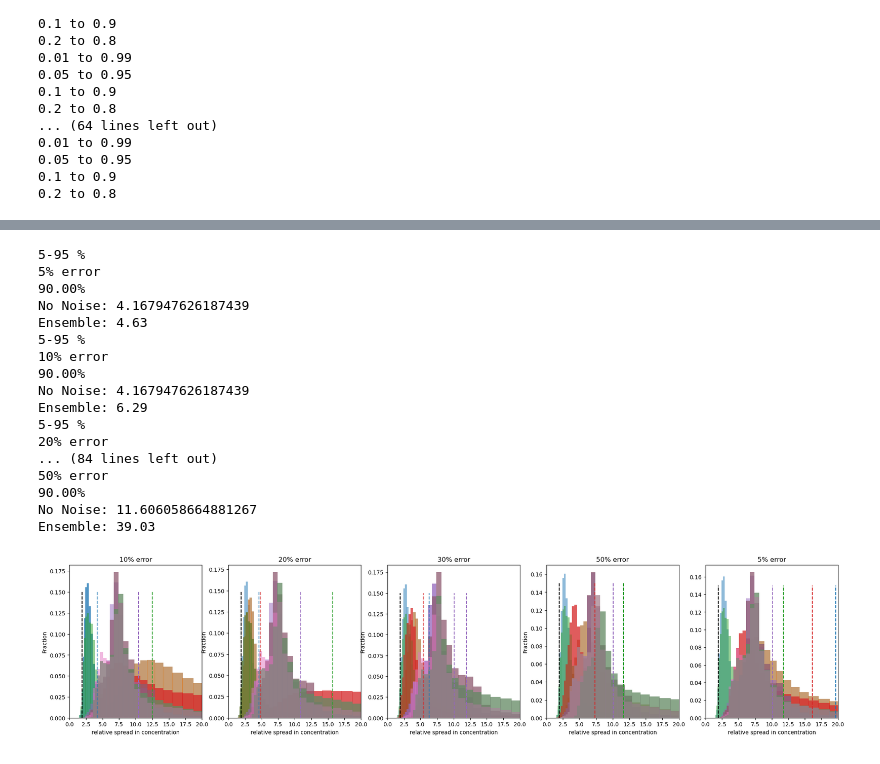
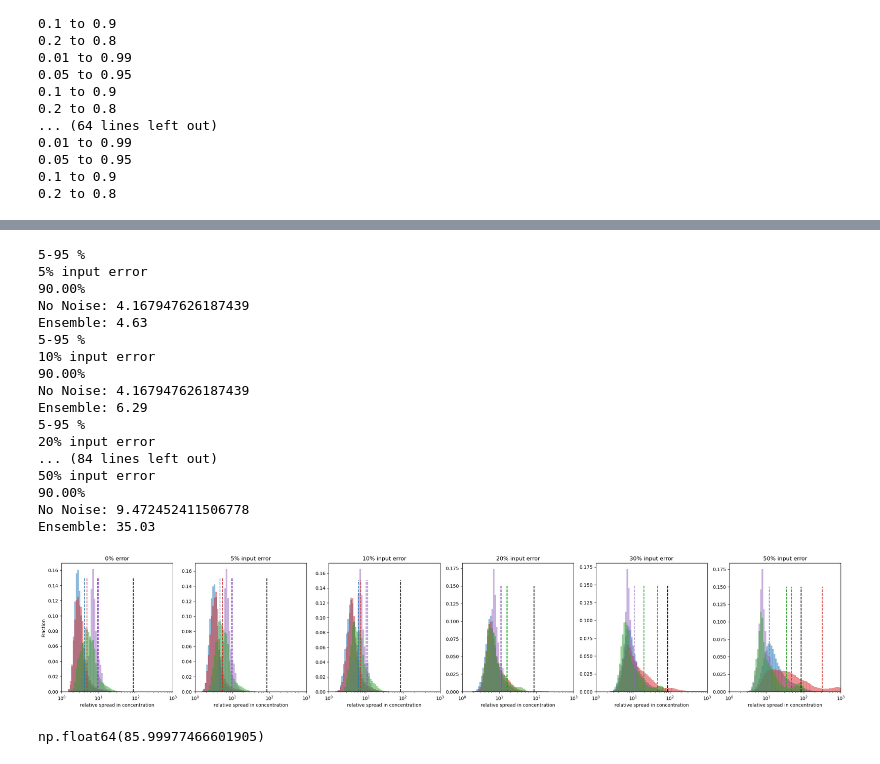
Before and after one commit to NCAR/aerosol-scattering, a Jupyter notebook: scripts/breeze/analyze_output_netcdf.ipynb, the cells around one changed output, grey strips where cells are left out. Saved outputs shown, nothing was run; the diff lists cells and outputs as text; code cells hidden in the pictures.

```diff
--- a/scripts/breeze/analyze_output_netcdf.ipynb
+++ b/scripts/breeze/analyze_output_netcdf.ipynb
@@ -302,12 +316,19 @@ for m_idx, y_scaler in enumerate(y_rescale_lst):
 0.2 to 0.8
 # %%
 # custom_label_lst = [r'2$\alpha$ 6$\beta$',r'2$\alpha$ 3$\beta$','355 nm', '532 nm']
-custom_label_lst = [r'5% error',r'10% error',r'20% error',r'30% error','50% error',]
-custom_label_lst += [r'5% error',r'10% error',r'20% error',r'30% error','50% error',]
-custom_label_lst += [r'5% error',r'10% error',r'20% error',r'30% error','50% error',]
-custom_label_lst += [r'5% error',r'10% error',r'20% error',r'30% error','50% error',]
-custom_label_lst += [r'5% error',r'10% error',r'20% error',r'30% error','50% error',]
-custom_label_lst += [r'5% error',r'10% error',r'20% error',r'30% error','50% error',]
+custom_label_lst = [r'5% input error',r'10% input error',r'20% input error',r'30% input error','50% input error',]
+custom_label_lst += [r'5% input error',r'10% input error',r'20% input error',r'30% input error','50% input error',]
+custom_label_lst += [r'5% input error',r'10% input error',r'20% input error',r'30% input error','50% input error',]
+custom_label_lst += [r'5% input error',r'10% input error',r'20% input error',r'30% input error','50% input error',]
+custom_label_lst += [r'5% input error',r'10% input error',r'20% input error',r'30% input error','50% input error',]
+custom_label_lst += [r'5% input error',r'10% input error',r'20% input error',r'30% input error','50% input error',]
+
+# custom_label_lst = [r'0% error',r'5% error',r'10% error',r'20% error',r'30% error','50% error',]
+# custom_label_lst += [r'0% error',r'5% error',r'10% error',r'20% error',r'30% error','50% error',]
+# custom_label_lst += [r'0% error',r'5% error',r'10% error',r'20% error',r'30% error','50% error',]
+# custom_label_lst += [r'0% error',r'5% error',r'10% error',r'20% error',r'30% error','50% error',]
+# custom_label_lst += [r'0% error',r'5% error',r'10% error',r'20% error',r'30% error','50% error',]
+# custom_label_lst += [r'0% error',r'5% error',r'10% error',r'20% error',r'30% error','50% error',]
 # %%
 fig,ax = plt.subplots(1,2,figsize=(12,5))
 plt_lst = [0,1,2,3]
@@ -471,7 +492,7 @@ Ensemble: 1.5513322869108934
 percentile_idx = 1
 # plt_lst = [0,1,2,3,4,5,6,7]
 plt_lst = np.arange(len(nc_data_lst))
-n_col = 5
+n_col = 6
 n_row = 1
 # n_row = int(np.ceil(len(plt_lst)/n_col))
 
@@ -517,7 +538,7 @@ for m_idx, pidx in enumerate(plt_lst):
         ax.set_xlim([0, x_lim])
         ax_idx = (ax_idx+1)%n_col
         ax = ax_lst[ax_idx]
-
+    print(f"axis index: {ax_idx}")
     ax.bar(x_axis_plt,hists_ens[0]/np.sum(hists_ens[0]),width=np.diff(hists_ens[1]),alpha=0.5,facecolor=model_color_dct[model_str])
 
     ax.plot(2*[prior_percentile_delta[0,0]],[0,line_height],'k--')
@@ -686,12 +712,12 @@ ax.legend()
 # percentile_idx = 1
 # plt_lst = [0,1,2,3,4,5,6,7]
 plt_lst = np.arange(len(nc_data_lst))
-n_col = 5
+n_col = 6
 n_row = 1
 # n_row = int(np.ceil(len(plt_lst)/n_col))
 
 line_height = 0.15
-x_lim = 20
+x_lim = 1e3
 
 conc_wid_dct = {}
 conc_error_dct = {}
@@ -741,32 +767,34 @@ for m_idx, pidx in enumerate(plt_lst):
         ax.set_ylabel(r'Fraction')
         ax.set_xlabel(r'relative spread in concentration')
         ax.set_title(r'0% error')
-        ax.set_xlim([0, x_lim])
+        ax.set_xlim([1, x_lim])
+        ax.set_xscale('log')
         ax_idx = (ax_idx+1)%n_col
         ax = ax_lst[ax_idx]
 
     ax.bar(x_axis_plt,hists_ens[0]/np.sum(hists_ens[0]),width=np.diff(x_axis_plt0),alpha=0.5,facecolor=model_color_dct[model_str])
 
-    ax.plot(2*[prior_percentile_delta[0,0]],[0,line_height],'k--')
+    # ax.plot(2*[prior_percentile_delta[0,0]],[0,line_height],'k--')
 
     x_axis_plt0 = 10**hists[1]
     # x_axis_plt0 = (10**(hists[1]-1))/(1+10**(hists[1]))
     x_axis_plt = x_axis_plt0[:-1] #(1-10**(hists[1][:-1]))/(1+10**(hists[1][:-1]))
     # x_axis_plt = 10**(hists[1][:-1])
     # x_axis_plt = hists[1][:-1]
-    ax.bar(x_axis_plt,hists[0]/np.sum(hists[0]),width=np.diff(x_axis_plt0),alpha=0.5)
-    ax.bar(x_axis_plt,hists_ens[0]/np.sum(hists_ens[0]),width=np.diff(x_axis_plt0),alpha=0.5)
+    # ax.bar(x_axis_plt,hists[0]/np.sum(hists[0]),width=np.diff(x_axis_plt0),alpha=0.5)
+    # ax.bar(x_axis_plt,hists_ens[0]/np.sum(hists_ens[0]),width=np.diff(x_axis_plt0),alpha=0.5)
 
     ax.plot(2*[10**prior_percentile_delta[0,0]],[0,line_height],'k--')
 
     print(f"{(percentile_model_sets[pidx][percentile_idx][0]*100):.0f}-{(percentile_model_sets[pidx][percentile_idx][1]*100):.0f} %")
 
     ax.set_xlabel(r'relative spread in concentration')
-    ax.set_xlim([0, x_lim])
+    ax.set_xlim([1, x_lim])
 
     # title = ', '.join(label_param_lst_lst[pidx])+": "+", ".join(label_wl_lst_lst[pidx])
     title = custom_label_lst[pidx]
     ax.set_title(title)
+    ax.set_xscale('log')
 
     # if m_idx//n_col == n_row-1:
     #     ax.set_xlabel(r'relative spread in concentration')
@@ -782,40 +810,44 @@ for m_idx, pidx in enumerate(plt_lst):
     h_cdf = 1-np.cumsum(hists[0]/np.sum(hists[0]))
     h_cdf_ens = 1-np.cumsum(hists_ens[0]/np.sum(hists_ens[0]))
     cdf_lim = np.interp([contain_lim],h_cdf[::-1],x_axis_plt[::-1])
     cdf_lim_ens = np.interp([contain_lim],h_cdf_ens[::-1],x_axis_plt[::-1])
 
     if plot_zero_error:
         ax_lst[ax_idx-1].plot(2*[cdf_lim],[0,line_height],'--',color=model_color_dct[model_str])
     ax.plot(2*[cdf_lim_ens],[0,line_height],'--',color=model_color_dct[model_str])
 
     print(title + f"\n{100*(1-contain_lim):.02f}%\nNo Noise: {cdf_lim[0]}\nEnsemble: {cdf_lim_ens[0]:.02f}")
     if len(conc_wid_dct[model_str]) == 0:
         conc_wid_dct[model_str].append(cdf_lim)
         conc_error_dct[model_str].append(0.0)
     conc_wid_dct[model_str].append(cdf_lim_ens)
     conc_error_dct[model_str].append(ens_width_lst[pidx])
 
     ax_idx = (ax_idx+1)%n_col
     plot_zero_error = False
 # %% [output]
 5-95 %
-5% error
+5% input error
 90.00%
 No Noise: 4.167947626187439
 Ensemble: 4.63
 5-95 %
-10% error
+10% input error
 90.00%
 No Noise: 4.167947626187439
 Ensemble: 6.29
 5-95 %
-20% error
+20% input error
 ... (84 lines left out)
-50% error
+50% input error
 90.00%
-No Noise: 11.606058664881267
-Ensemble: 39.03
+No Noise: 9.472452411506778
+Ensemble: 35.03
-[figure, old version]
+[figure, new version]
+# %%
+10**prior_percentile_delta[0,0]
+# %% [output]
+np.float64(85.99977466601905)
 # %%
 fig,ax = plt.subplots(1,1,figsize=(6,3))
 
```
Also changed, not shown: parts of 32 cells of this notebook, 1 other file.
